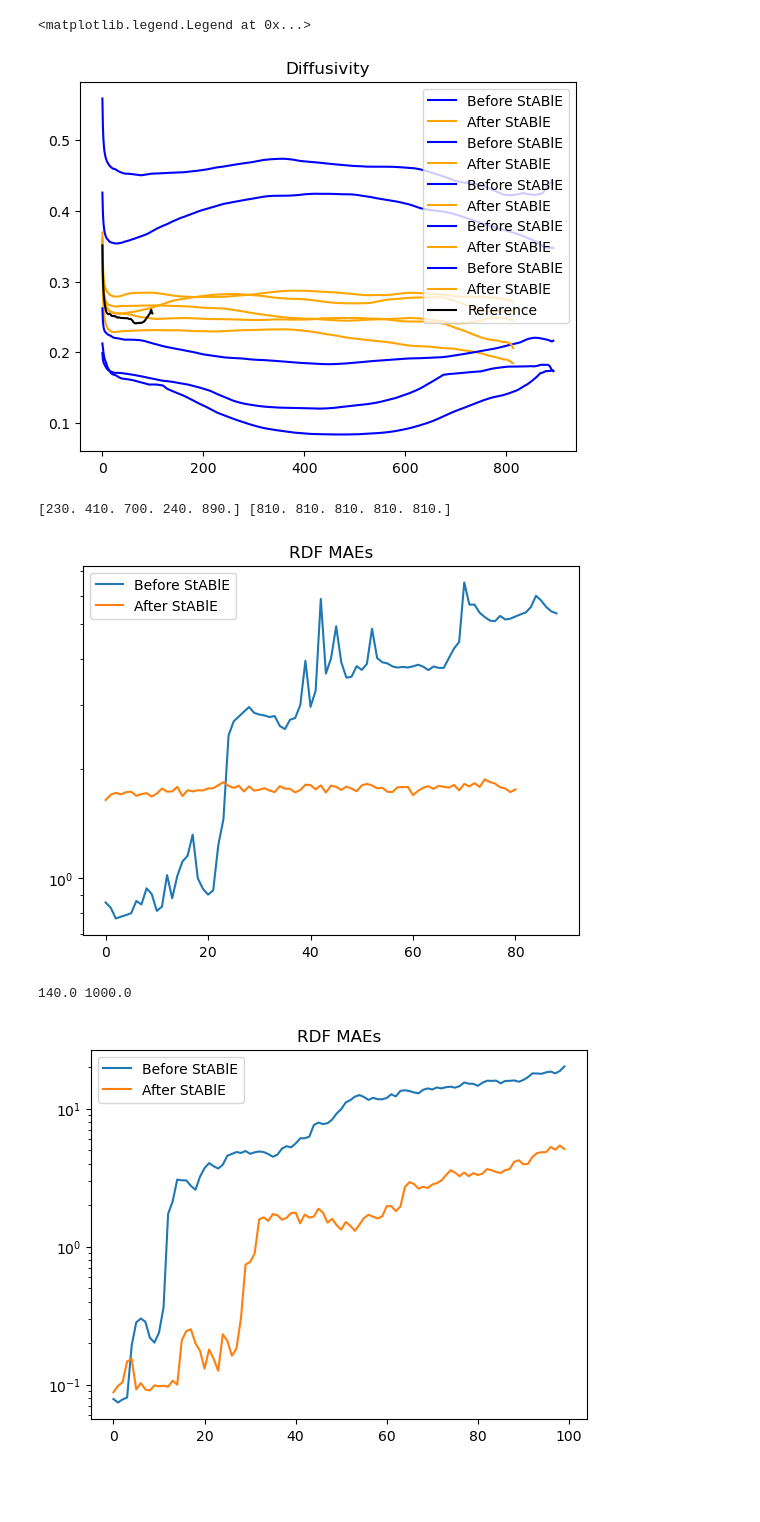
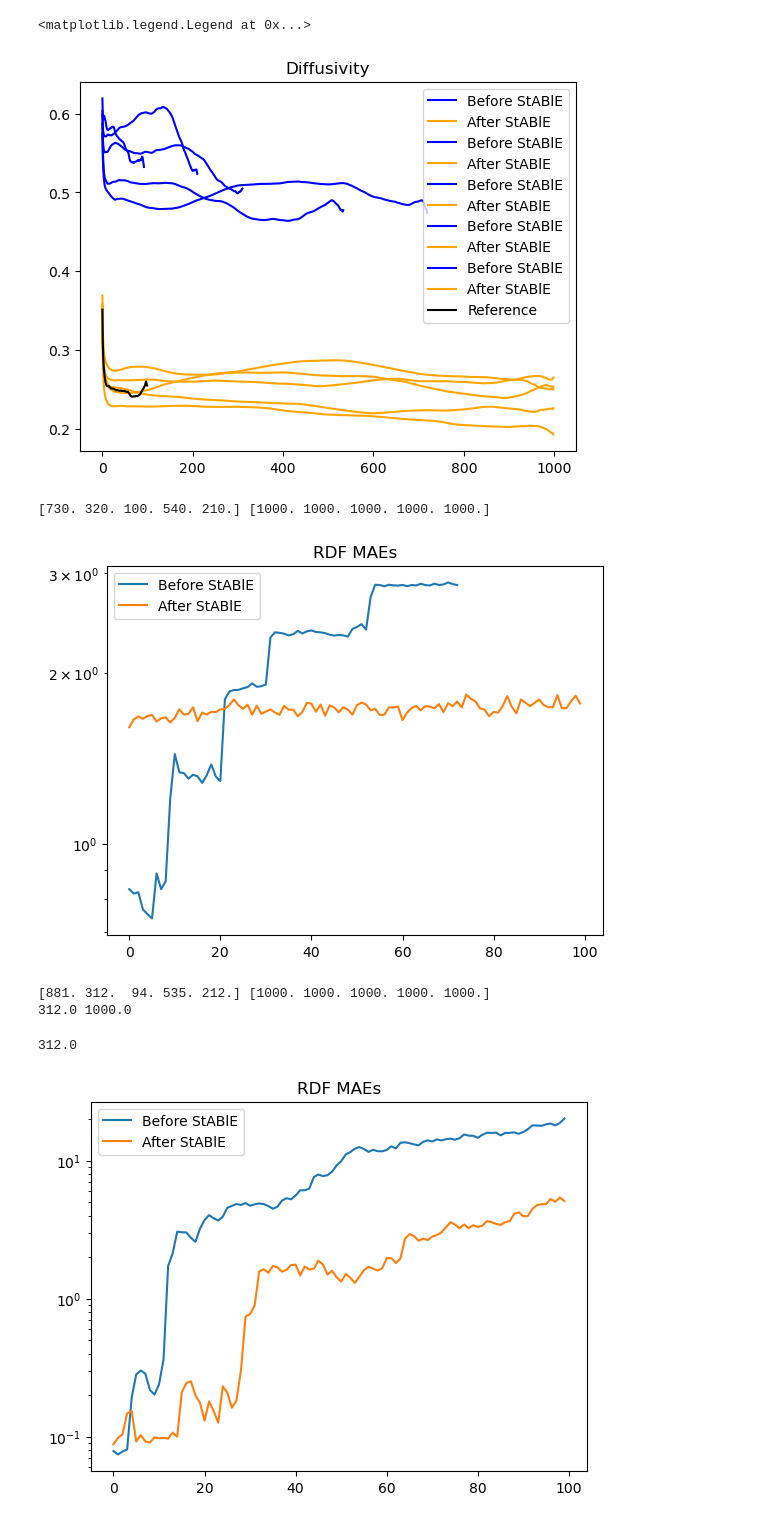
Before and after one commit to jeevster/implicit-md, a Jupyter notebook: Untitled.ipynb, the cells around one changed output. Saved outputs shown, nothing was run; the diff lists cells and outputs as text; code cells hidden in the pictures; blank space fills up the shorter version.

```diff
--- a/Untitled.ipynb
+++ b/Untitled.ipynb
@@ -38,7 +38,7 @@ def create_frame(step, position, velocity):
     s.bonds.group = bonds
     return s
 
-pre_dir = "/home/sanjeevr/implicit-md/results_water_localneighborhoods/IMPLICIT_gemnet_t_water_TEST_pbcfix_lr=0.003_efweight=0/inference/pre_pbcfix_long_copy2"
+pre_dir = "/home/sanjeevr/implicit-md/results_water_localneighborhoods/IMPLICIT_gemnet_t_water_TEST_pbcfix_lr=0.003_efweight=0/inference/pre_pbcfix_long_copy3"
 post_dir = "/home/sanjeevr/implicit-md/results_water_localneighborhoods/IMPLICIT_gemnet_t_water_TEST_pbcfix_lr=0.003_efweight=0/inference/post_cycle1_pbcfix_long_copy"
 
 # positions_pre = np.load(os.path.join(pre_dir, "full_traj.npy"))[:, 0].reshape(-1, 192, 3)
@@ -90,9 +90,9 @@ plt.title("Diffusivity")
 plt.legend()
 # %% [output]
 <matplotlib.legend.Legend at 0x...>
-[figure, old version]
+[figure, new version]
 # %%
-
+# Get stability of each replica based on RDF MAEs
 from mdsim.observables.water import WaterRDFMAE
 class Params:
     def __init__(self, max_rdf_dist, dr):
@@ -107,7 +107,7 @@ gt_rdfs = {'OO': torch.Tensor(gt_oo_rdf).to("cuda"),
 pre_traj = torch.tensor(np.load(os.path.join(pre_dir, "full_traj.npy"))).to("cuda")
 post_traj = torch.tensor(np.load(os.path.join(post_dir, "full_traj.npy"))).to("cuda")
 rdf_mae = WaterRDFMAE("/data/sanjeevr", gt_rdfs, 192, Params(6, 0.012), "cuda")
-cell = torch.Tensor(np.load('/home/sanjeevr/implicit-md/water_cell.npy')).to("cuda").unsqueeze(0).repeat(5, 1, 1)
+cell = torch.Tensor(np.load('/home/sanjeevr/implicit-md/water_cell.npy')).to("cuda").diag().unsqueeze(0).repeat(5, 1)
 pre_maes = []
 post_maes = []
 rdf_mae_threshold = 3.0
@@ -116,40 +116,45 @@ post_replicas_stable_time = np.zeros((5,))
 
 window_size = 10
 # Check for pre_traj
 for i in tqdm(range(0, int(pre_traj.shape[0]/window_size))):
     window = pre_traj[window_size*i: window_size*(i+1)]
-    rdfs, rdf_maes = rdf_mae(window, cell)
+    rdfs, rdf_maes = rdf_mae(window, cell.unsqueeze(0).repeat(window_size, 1, 1))
     rdf_maes = rdf_maes.cpu().numpy()
     #wherever rdf_maes are less than threshold, increase the stable time of that replica
     pre_replicas_stable_time[rdf_maes < rdf_mae_threshold] += window_size
     pre_maes.append(rdf_maes.mean().item())
 
 # Check for post_traj
 for i in tqdm(range(0, int(post_traj.shape[0]/window_size))):
     window = post_traj[window_size*i: window_size*(i+1)]
-    rdfs, rdf_maes = rdf_mae(window, cell)
+    rdfs, rdf_maes = rdf_mae(window, cell.unsqueeze(0).repeat(window_size, 1, 1))
     rdf_maes = rdf_maes.cpu().numpy()
     #wherever rdf_maes are less than threshold, increase the stable time of that replica
     post_replicas_stable_time[rdf_maes < rdf_mae_threshold] += window_size
     post_maes.append(rdf_maes.mean().item())
 
 plt.figure()
 plt.plot(pre_maes, label = "Before StABlE")
 plt.plot(post_maes, label = "After StABlE")
 plt.yscale("log")
 plt.title("RDF MAEs")
 plt.legend()
 
 print(pre_replicas_stable_time, post_replicas_stable_time)
 
 # np.save(os.path.join(pre_dir, "replicas_stable_time.npy"), pre_replicas_stable_time)
 # np.save(os.path.join(post_dir, "replicas_stable_time.npy"), post_replicas_stable_time)
 # %% [output]
-[230. 410. 700. 240. 890.] [810. 810. 810. 810. 810.]
+[730. 320. 100. 540. 210.] [1000. 1000. 1000. 1000. 1000.]
-[figure, old version]
+[figure, new version]
 # %%
 # np.save(os.path.join(pre_dir, "replicas_stable_time.npy"), pre_replicas_stable_time)
 # np.save(os.path.join(post_dir, "replicas_stable_time.npy"), post_replicas_stable_time)
+pre_replicas_stable_time = np.load(os.path.join(pre_dir, "replicas_stable_time.npy"))
+post_replicas_stable_time = np.load(os.path.join(post_dir, "replicas_stable_time.npy"))
+print(pre_replicas_stable_time, post_replicas_stable_time)
 print(np.median(pre_replicas_stable_time), np.median(post_replicas_stable_time))
 # %% [output]
-140.0 1000.0
+[881. 312.  94. 535. 212.] [1000. 1000. 1000. 1000. 1000.]
+312.0 1000.0
+312.0
```
Also changed, not shown: parts of 2 cells of this notebook, 3 other files.
